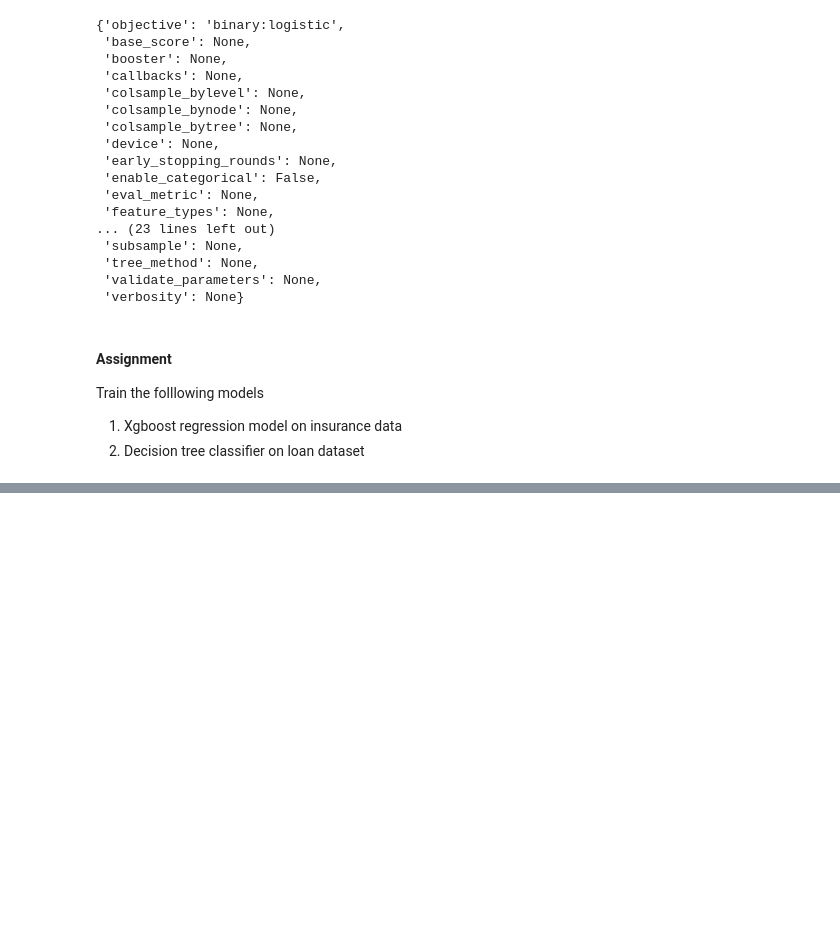
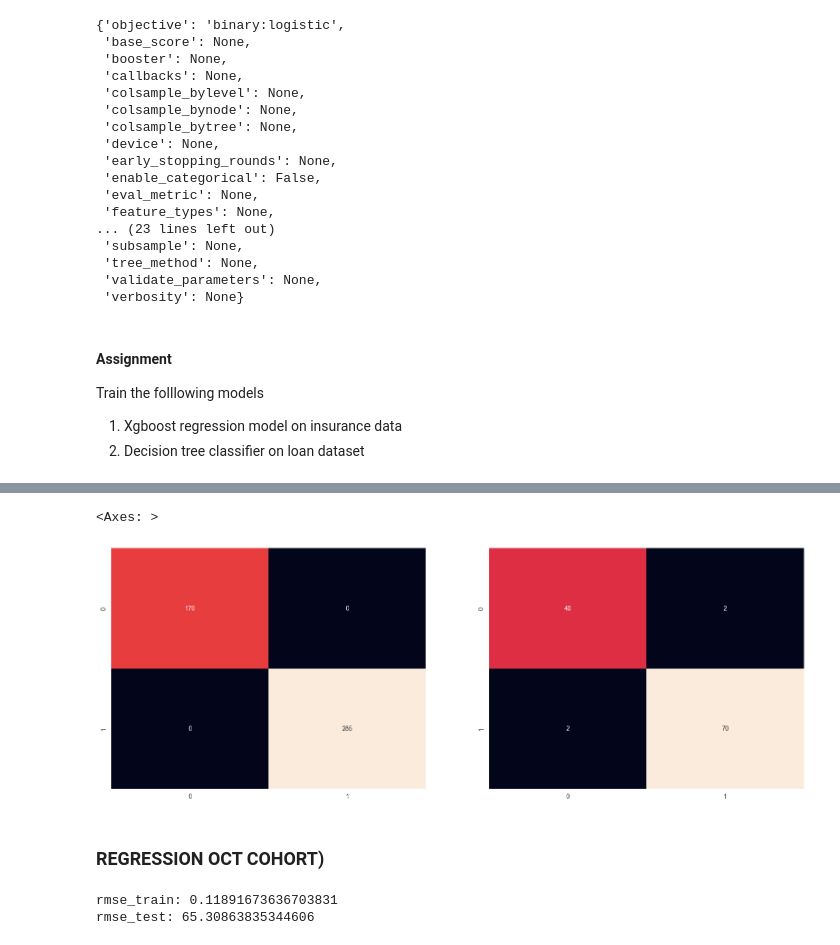
Before and after one commit to Muyiiwaa/machine_learning_notes, a Jupyter notebook: supervised_learning/gradient_boosting.ipynb, the cells around one changed output, grey strips where cells are left out. Cells and saved outputs as stored; diff of their text form; code cells hidden in the pictures; blank space fills up the shorter version.

```diff
--- a/supervised_learning/gradient_boosting.ipynb
+++ b/supervised_learning/gradient_boosting.ipynb
@@ -77,0 +98,29 @@ Train the folllowing models
+# %%
+# load the dataset
+
+X = load_breast_cancer(as_frame=True)['data']
+y = load_breast_cancer()['target']
+
+# split the data
+X_train, X_test, y_train, y_test = train_test_split(X, y, test_size=0.2,
+                                                    random_state=23, stratify=y)
+
+# scale the dataset
+def scale_data(data: pd.DataFrame) -> pd.DataFrame:
+
+    scaler = StandardScaler()
+    columns = list(data.columns)
+    scaler.fit(data)
+    data = pd.DataFrame(data=scaler.transform(data), columns = columns)
+
+    return data
+
+# scale the data
+X_train = scale_data(data=X_train)
+X_test = scale_data(data = X_test)
+
+# train the model
+model = XGBClassifier(random_state = 23)
+model.fit(X_train, y_train)
+train_preds = model.predict(X_train)
+test_preds = model.predict(X_test)
@@ -77,0 +153,12 @@ Train the folllowing models
+# %%
+fig, axes = plt.subplots(1,2, figsize = (20,7))
+col_names = ['No Cancer', 'Has Cancer']
+conf_test = confusion_matrix(y_test, test_preds)
+conf_train = confusion_matrix(y_train, train_preds)
+sns.heatmap(data=conf_train, annot=True, fmt = 'd', cbar=False, ax=axes[0])
+sns.heatmap(data=conf_test, annot =True, fmt ='d', cbar=False, ax=axes[1])
+# %% [output]
+<Axes: >
+[figure, added]
+# %% [markdown]
+### REGRESSION OCT COHORT)
@@ -77,0 +198,6 @@ Train the folllowing models
+# %%
+print(f'rmse_train: {root_mean_squared_error(y_true = y_train, y_pred=train_preds)}')
+print(f'rmse_test: {root_mean_squared_error(y_test, test_preds)}')
+# %% [output]
+rmse_train: 0.11891673636703831
+rmse_test: 65.30863835344606
```
Also changed, not shown: parts of 6 cells of this notebook.
